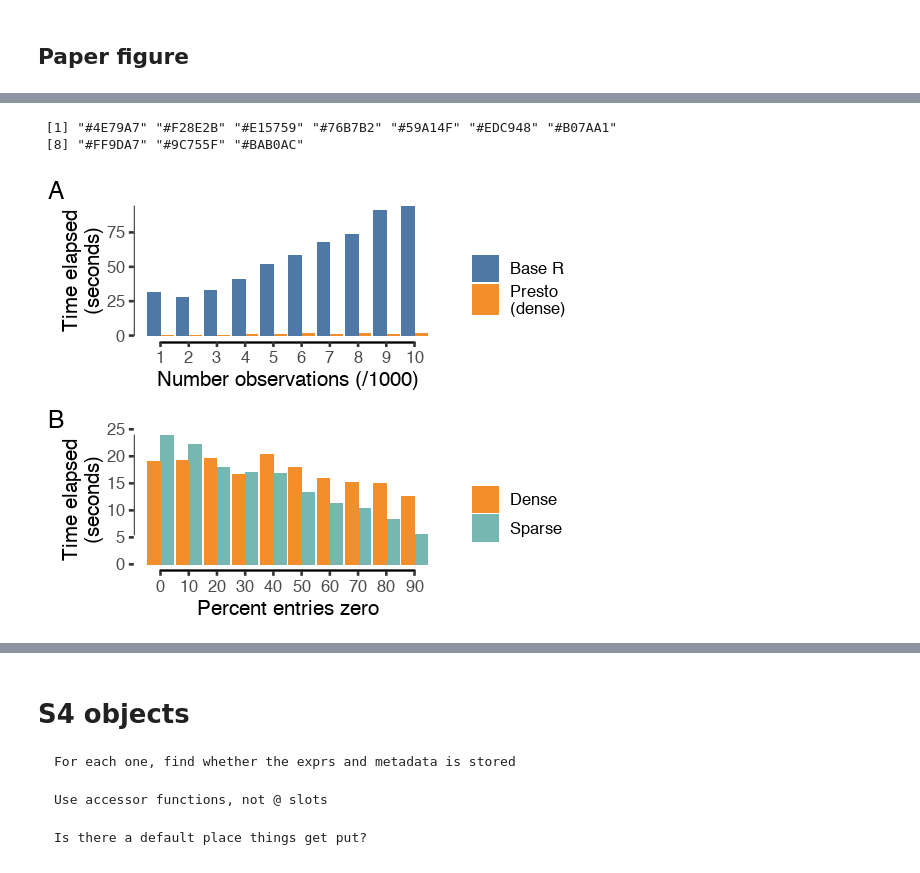
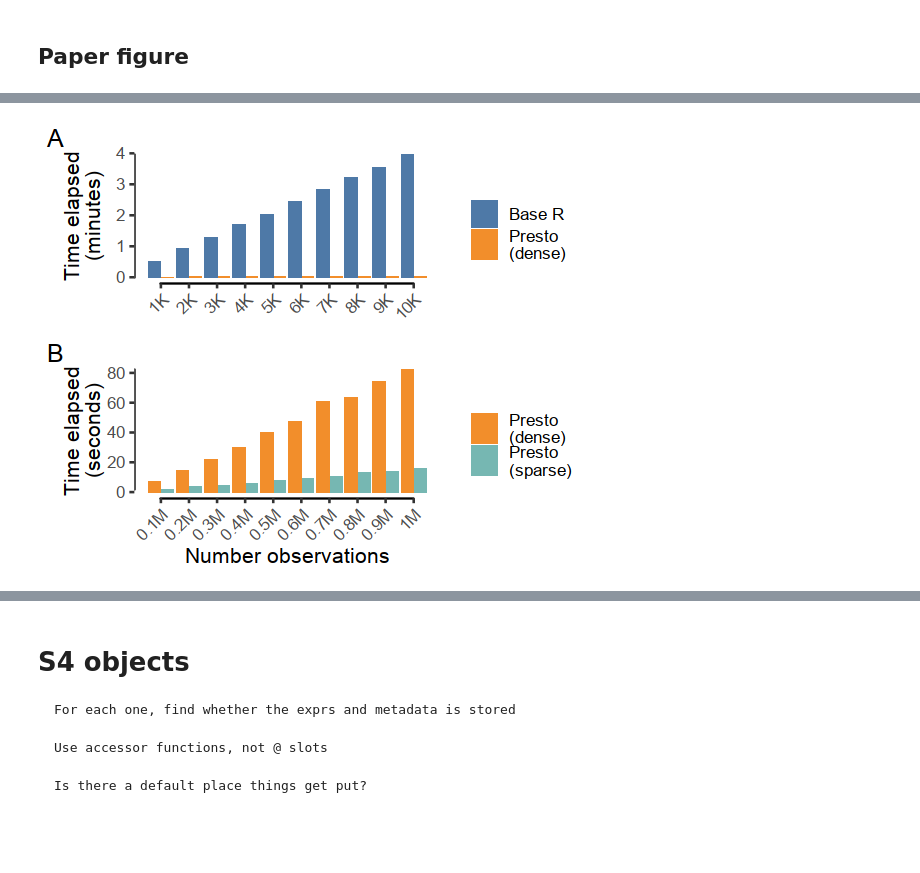
Before and after one commit to immunogenomics/methods, a Jupyter notebook: main.ipynb, the cells around one changed output, grey strips where cells are left out. Saved outputs shown, nothing was run; the diff lists cells and outputs as text; code cells hidden in the pictures; blank space fills up the shorter version.

```diff
--- a/main.ipynb
+++ b/main.ipynb
@@ -566,16 +544,0 @@ time_sparse_1m
-# %%
-N_list <- seq(1e5, 1e6, 1e5)
-time_res_big_N <- Reduce(rbind, lapply(N_list, function(N) {
-# time_res_N <- Reduce(rbind, lapply(seq(1e3, 1e4, 1000), function(N) {
-    message(N)
-    idx <- sample(ncol(X), N, FALSE)
-#     time_dense <- system.time(x <- wilcoxauc(X_dense, y))
-    time_sparse <- system.time(x <- wilcoxauc(X[, idx], y[idx]))
-#     time_base <- system.time(x <- wilcoxauc_base(X_sparse, y))
-
-    data.table(N = N,
-#                dense = as.numeric(time_dense)[3],
-               sparse = as.numeric(time_sparse)[3]
-#                base = as.numeric(time_base)[3]
-              )
-}))
@@ -656,3 +572,7 @@ ERROR: Error in parse(text = x, srcfile = src): <text>:19:0: unexpected end of i
 fwrite(time_res_N, '~/Dropbox (Partners HealthCare)/presto/time_res_N.csv')
 # %% [markdown]
 ## Paper figure
+# %%
+time_res_N <- fread('/data/srlab/ik936/presto_manuscript/time_res_N.csv')
+# %%
+time_res_big_N <- fread('/data/srlab/ik936/presto_manuscript/res.time')
@@ -663,45 +588,55 @@ names(colors) <- c('Base R', 'Presto\n(dense)', 'Dense', 'Sparse')
-# %%
-tableau_color_pal()(10)
-# %% [output]
- [1] "#4E79A7" "#F28E2B" "#E15759" "#76B7B2" "#59A14F" "#EDC948" "#B07AA1"
- [8] "#FF9DA7" "#9C755F" "#BAB0AC"
 # %%
 library(patchwork)
+library(tidyverse)
 fig.size <- function (height, width) {
     options(repr.plot.height = height, repr.plot.width = width)
 }
 library(ggthemes)
 fig.size(3.8, 4.5)
 
 time_res_N %>%
-    tidyr::gather(key, val, dense, sparse, base) %>%
+    tidyr::gather(key, val, dense, base) %>%
     subset(key %in% c('dense', 'base')) %>%
     dplyr::mutate(key = case_when(
         key == 'dense' ~ 'Presto\n(dense)',
         key == 'base' ~ 'Base R',
         TRUE ~ key
     )) %>%
+    ggplot(aes(N, val / 60, fill = key)) +
+        geom_bar(stat = 'identity', position = position_dodge()) +
+        theme_tufte(base_size = 12)  + geom_rangeframe() +
+        scale_fill_manual(values = colors) +
+#         scale_fill_tableau() +
+        labs(
+#             x = 'Number observations',
+             y = 'Time elapsed\n(minutes)', fill = ''
+#              title = 'Presto and wilcox.test on moderately sized dataset'
+            ) +
+#         scale_x_continuous(breaks = seq(1e3, 1e4, 1000)) +
+        theme(axis.text.x = element_text(angle = 45, hjust = 1), axis.title.x = element_blank()) +
+        scale_x_continuous(labels = paste0(seq(1, 10), 'K'), breaks = seq(1e3, 1e4, 1000)) +
+
+time_res_big_N %>%
+    tidyr::gather(key, val, dense, sparse) %>%
+    subset(key %in% c('dense', 'sparse')) %>%
+    dplyr::mutate(key = case_when(
+        key == 'dense' ~ 'Presto\n(dense)',
+        key == 'sparse' ~ 'Presto\n(sparse)',
+        TRUE ~ key
+    )) %>%
     ggplot(aes(N, val, fill = key)) +
         geom_bar(stat = 'identity', position = position_dodge()) +
         theme_tufte(base_size = 12)  + geom_rangeframe() +
         scale_fill_manual(values = colors) +
-#         scale_fill_tableau() +
         labs(x = 'Number observations',
-             y = 'Time elapsed\n(seconds)', fill = '',
-             title = 'Presto and wilcox.test on moderately sized dataset') +
-        scale_x_continuous(labels = seq(1, 10), breaks = seq(1e3, 1e4, 1000)) +
-
-time_res_big_N %>%
-    ggplot(aes(N, sparse)) +
-        geom_bar(stat = 'identity', position = position_dodge()) +
-        theme_tufte(base_size = 12)  + geom_rangeframe() +
-        labs(x = 'Number observations',
-             y = 'Time elapsed\n(seconds)', fill = '',
-             title = 'Presto scales to big data') +
-        scale_x_continuous(labels = seq(1, 10), breaks = seq(1e3, 1e4, 1000)) +
+             y = 'Time elapsed\n(seconds)', fill = '') +
+#              title = 'Presto scales to big data') +
+#         scale_x_continuous(labels = seq(1, 10), breaks = seq(1e3, 1e4, 1000)) +
+        theme(axis.text.x = element_text(angle = 45, hjust = 1)) +
+        scale_x_continuous(labels = paste0(seq(.1, 1, .1), 'M'), breaks = seq(1e5, 1e6, 1e5)) +
 
 
 plot_layout(ncol = 1) +
 plot_annotation(tag_levels = 'A')
 # %% [output]
-[figure, old version]
+[figure, new version]
```
Also changed, not shown: parts of 19 cells of this notebook, 2 other files.
